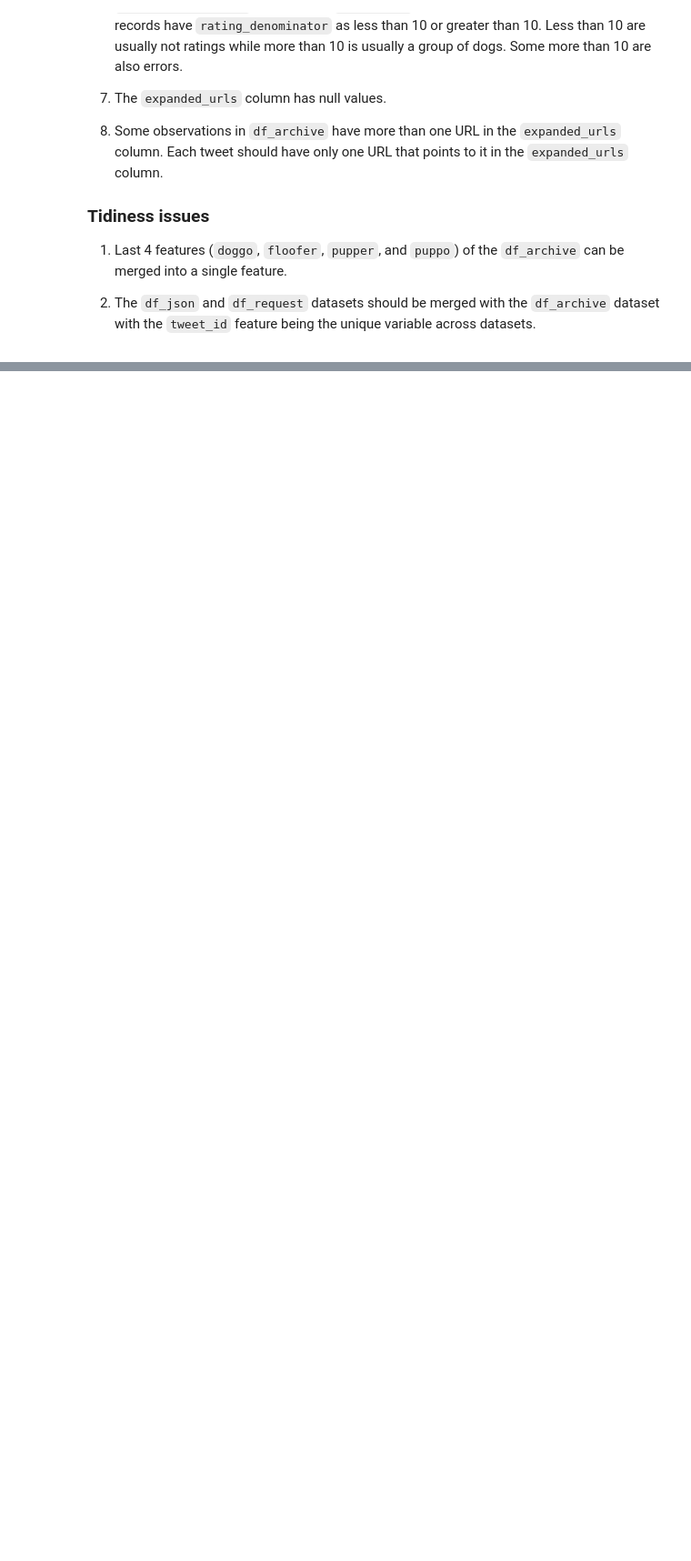
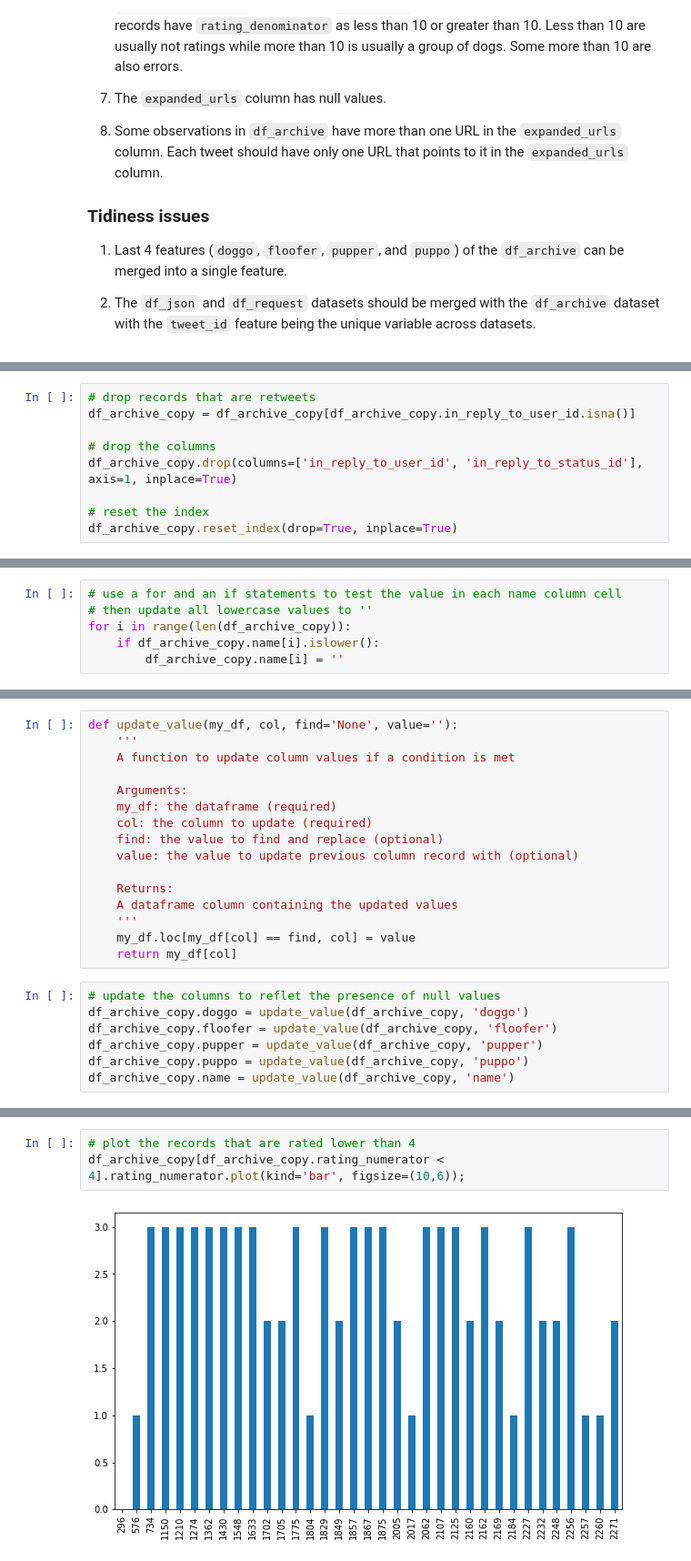
Before and after one commit to ArthurEzenwanne/wrangle-dataset-project, a Jupyter notebook: wrangle_report.ipynb, the cells around one changed output, grey strips where cells are left out. Shown at 91% size. Drawn from its saved outputs; the diff is of its cells as text; blank space fills up the shorter version.

```diff
--- a/wrangle_report.ipynb
+++ b/wrangle_report.ipynb
@@ -311,0 +435,9 @@ Some observed quality issues in the dataset are listed below.
+# %%
+# drop records that are retweets
+df_archive_copy = df_archive_copy[df_archive_copy.in_reply_to_user_id.isna()]
+
+# drop the columns
+df_archive_copy.drop(columns=['in_reply_to_user_id', 'in_reply_to_status_id'], axis=1, inplace=True)
+
+# reset the index
+df_archive_copy.reset_index(drop=True, inplace=True)
@@ -311,0 +486,6 @@ Some observed quality issues in the dataset are listed below.
+# %%
+# use a for and an if statements to test the value in each name column cell
+# then update all lowercase values to ''
+for i in range(len(df_archive_copy)):
+    if df_archive_copy.name[i].islower():
+        df_archive_copy.name[i] = ''
@@ -311,0 +520,23 @@ Some observed quality issues in the dataset are listed below.
+# %%
+def update_value(my_df, col, find='None', value=''):
+    '''
+    A function to update column values if a condition is met
+
+    Arguments:
+    my_df: the dataframe (required)
+    col: the column to update (required)
+    find: the value to find and replace (optional)
+    value: the value to update previous column record with (optional)
+
+    Returns:
+    A dataframe column containing the updated values
+    '''
+    my_df.loc[my_df[col] == find, col] = value
+    return my_df[col]
+# %%
+# update the columns to reflet the presence of null values
+df_archive_copy.doggo = update_value(df_archive_copy, 'doggo')
+df_archive_copy.floofer = update_value(df_archive_copy, 'floofer')
+df_archive_copy.pupper = update_value(df_archive_copy, 'pupper')
+df_archive_copy.puppo = update_value(df_archive_copy, 'puppo')
+df_archive_copy.name = update_value(df_archive_copy, 'name')
@@ -311,0 +593,5 @@ Some observed quality issues in the dataset are listed below.
+# %%
+# plot the records that are rated lower than 4
+df_archive_copy[df_archive_copy.rating_numerator < 4].rating_numerator.plot(kind='bar', figsize=(10,6));
+# %% [output]
+[figure, added]
```
Also changed, not shown: parts of 52 cells of this notebook.
